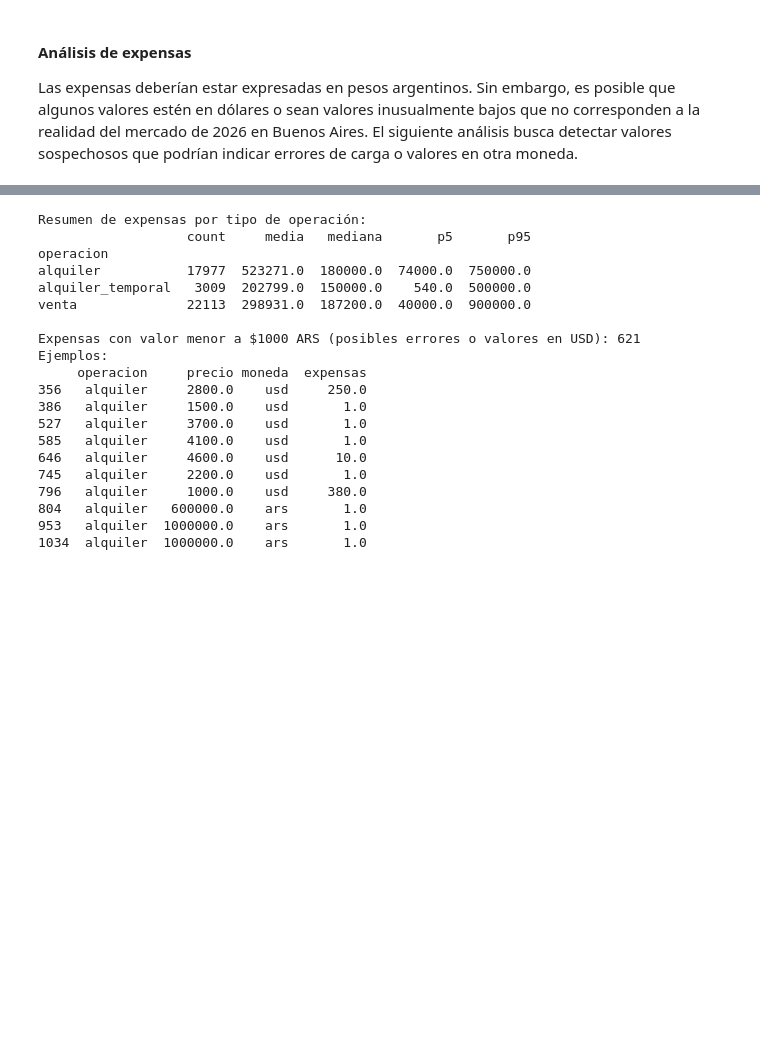
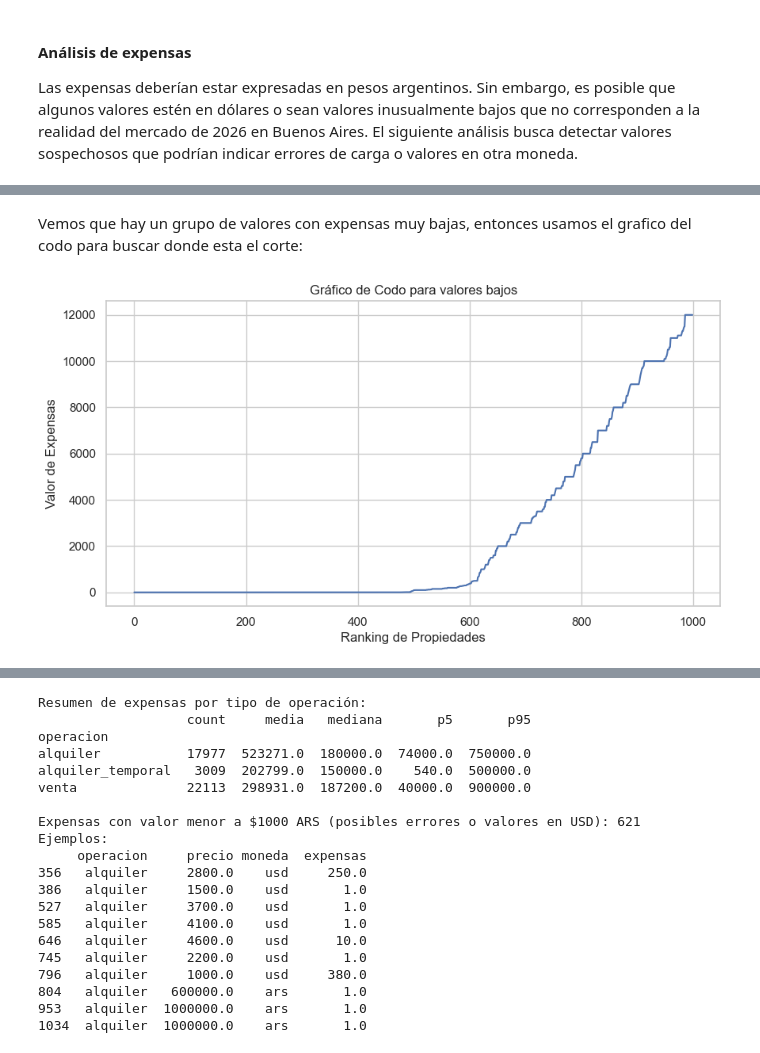
Before and after one commit to clararodriguezacevedo/descriptiva-real-estate, a Jupyter notebook: notebooks/eda.ipynb, the cells around one changed output, grey strips where cells are left out. Drawn from its saved outputs; the diff is of its cells as text; code cells hidden in the pictures; blank space fills up the shorter version.

Commit message:
Update 'expensas' analysis

```diff
--- a/notebooks/eda.ipynb
+++ b/notebooks/eda.ipynb
@@ -291 +262,15 @@ plt.show()
 [figure]
+# %% [markdown]
+Vemos que hay un grupo de valores con expensas muy bajas, entonces usamos el grafico del codo para buscar donde esta el corte:
+# %%
+# Ordenamos los valores de menor a mayor
+expensas_ordenadas = df['expensas'].dropna().sort_values().reset_index(drop=True)
+
+plt.figure(figsize=(10, 5))
+plt.plot(expensas_ordenadas[:1000]) # Miramos los primeros 500 registros más bajos
+plt.ylabel("Valor de Expensas")
+plt.xlabel("Ranking de Propiedades")
+plt.title("Gráfico de Codo para valores bajos")
+plt.show()
+# %% [output]
+[figure, added]
```
Also changed, not shown: parts of 9 cells of this notebook.
